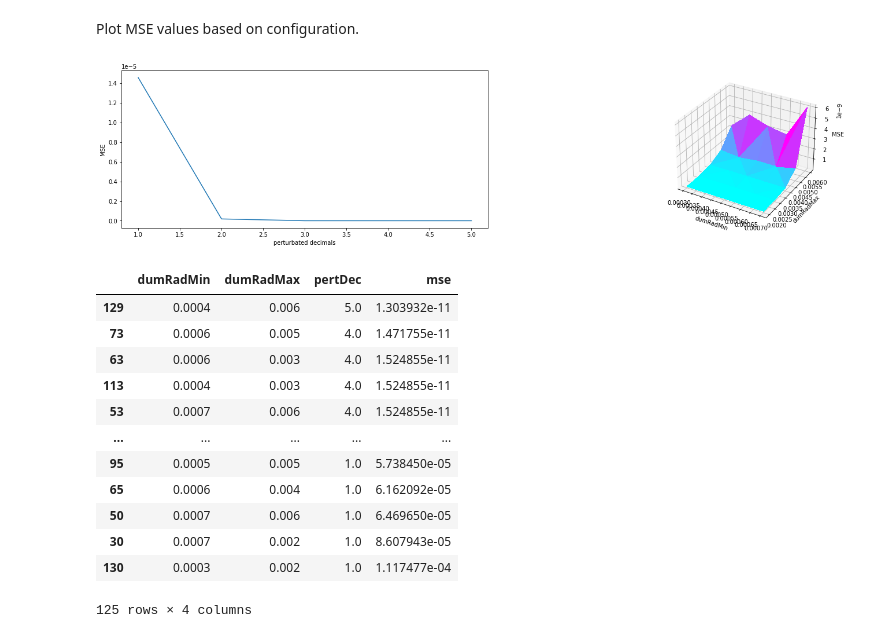
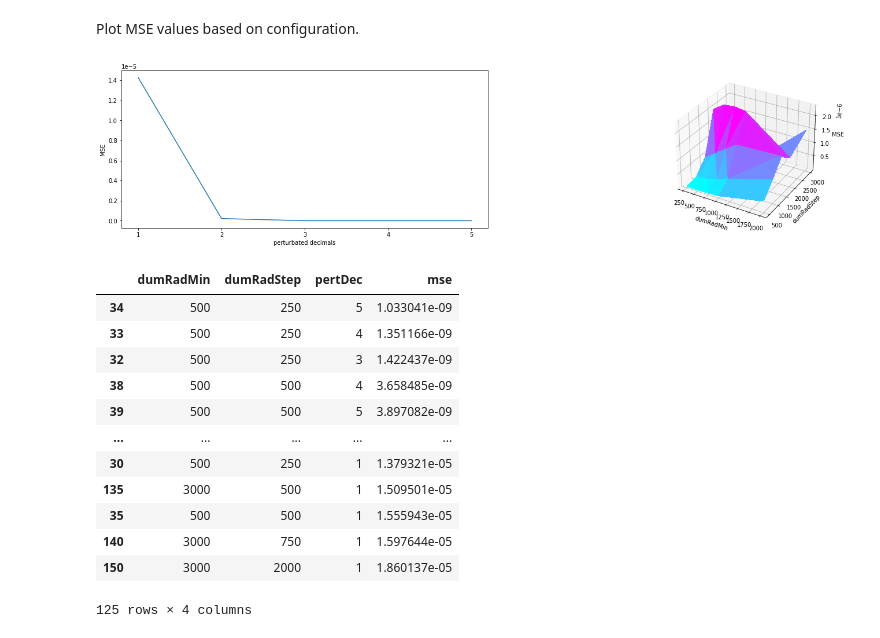
Before and after one commit to burububbu/context-aware-analysis, a Jupyter notebook: privacy qos analysis/qos.ipynb, the cells around one changed output. Cells and saved outputs as stored; diff of their text form; code cells hidden in the pictures.

Commit message:
meters and step instead of radius and max

```diff
--- a/privacy qos analysis/qos.ipynb
+++ b/privacy qos analysis/qos.ipynb
@@ -32,16 +32,16 @@ if df is None:
     session = Session()
 
     perturbatorDecimals = [1, 2, 3, 4, 5]
-    dummyUpdatesRadiusMin = [0.0007, 0.0006, 0.0005, 0.0004, 0.0003]
-    dummyUpdatesRadiusMax = [0.002, 0.003, 0.004, 0.005, 0.006]
+    dummyUpdatesRadiusMin = [500, 1000, 1500, 2000, 3000]
+    dummyUpdatesRadiusStep = [250, 500, 750, 1000, 2000]
 
-    def create_query(table_prefix_dum_rad_min_dum_rad_max_pert_dec: list[tuple[str, str, str, str]]):
-        '''List of tuples composed by (tableName, minRadius, maxRadius, perturbationDecimals).
+    def create_query(table_prefix_dum_rad_min_dum_rad_step_pert_dec: list[tuple[str, str, str, str]]):
+        '''List of tuples composed by (tableName, minRadius, stepRadius, perturbationDecimals).
         Missing values must be -1.'''
-        tables_prefix = [table_prefix for table_prefix, _, _, _ in table_prefix_dum_rad_min_dum_rad_max_pert_dec]
-        configurations = [(dum_rad_min, dum_rad_max, pert_dec)
-                          for(_, dum_rad_min, dum_rad_max, pert_dec) in
-                          table_prefix_dum_rad_min_dum_rad_max_pert_dec]
+        tables_prefix = [table_prefix for table_prefix, _, _, _ in table_prefix_dum_rad_min_dum_rad_step_pert_dec]
+        configurations = [(dum_rad_min, dum_rad_step, pert_dec)
+                          for(_, dum_rad_min, dum_rad_step, pert_dec) in
+                          table_prefix_dum_rad_min_dum_rad_step_pert_dec]
         # WITH part: buffers and real average for each real location
         base_with = f'''WITH
           buff AS (
@@ -69,20 +69,20 @@ if df is None:
                 '{dum_rad_min!='-1'}' AS "dummyLocation"
                 , '{pert_dec!='-1'}' as "gpsPerturbated"
                 , '{dum_rad_min}' as "dumRadMin"
-                , '{dum_rad_max}' as "dumRadMax"
+                , '{dum_rad_step}' as "dumRadStep"
                 , '{pert_dec}' as "pertDec"
                 , AVG(POWER(COALESCE(r.avg - f.avg, r.avg), 2)) as MSE
                 FROM real_avgs r LEFT JOIN fake_{i} f ON r.loc = f.loc'''
-            for i, (dum_rad_min, dum_rad_max, pert_dec) in enumerate(configurations)])
+            for i, (dum_rad_min, dum_rad_step, pert_dec) in enumerate(configurations)])
 
         return base_with + ',' + other_with + select
 
     pert_params = [(f'perturbated{dec}', '-1', '-1', dec) for dec in perturbatorDecimals]
-    dummy_params = [(f"dummy{str(min).replace('.', '')}_{str(max).replace('.', '')}", min, max, '-1') for min,
-                    max in product(dummyUpdatesRadiusMin, dummyUpdatesRadiusMax)]
+    dummy_params = [(f"dummy{str(min).replace('.', '')}_{str(step).replace('.', '')}", min, step, '-1') for min,
+                    step in product(dummyUpdatesRadiusMin, dummyUpdatesRadiusStep)]
     dummy_pert_params = [
-        (f"dummy_pert{str(min).replace('.', '')}_{str(max).replace('.', '')}_{dec}", min, max, dec) for min, max,
-        dec in product(dummyUpdatesRadiusMin, dummyUpdatesRadiusMax, perturbatorDecimals)]
+        (f"dummy_pert{str(min).replace('.', '')}_{str(step).replace('.', '')}_{dec}", min, step, dec) for min, step,
+        dec in product(dummyUpdatesRadiusMin, dummyUpdatesRadiusStep, perturbatorDecimals)]
 
     query = create_query([*pert_params, *dummy_params, *dummy_pert_params])
     res = session.execute(text(query))
@@ -94,7 +94,7 @@ Lastly, save the dataframe in CSV and show it.
 # %%
 if df is None:
   df = pd.DataFrame(res.fetchall(), columns=res.keys())
-df = df.replace({'dumRadMin': -1, 'dumRadMax': -1, 'pertDec': -1}, np.NaN)
+df = df.replace({'dumRadMin': -1, 'dumRadStep': -1, 'pertDec': -1}, np.NaN)
 # Pandas does not recognize 'True' and 'False' as booleans
 df = df.replace({'True': True, 'False': False})
 
@@ -102,5 +102,5 @@ if not os.path.exists('csvs'):
     os.makedirs('csvs')
 
 df.to_csv(CSV_NAME)
-df.sort_values(['dummyLocation', 'gpsPerturbated', 'dumRadMin', 'dumRadMax', 'pertDec'])
+df.sort_values(['dummyLocation', 'gpsPerturbated', 'dumRadMin', 'dumRadStep', 'pertDec'])
 # %% [output]
@@ -123,48 +123,48 @@ Plot MSE values based on configuration.
 %matplotlib inline
 plt.rcParams['figure.figsize'] = [25, 5]
 
 fig = plt.figure()
 
 # First subplot
 ax = fig.add_subplot(1, 2, 1)
 
 pertOnly = df[(df['gpsPerturbated'] == True) & (df['dummyLocation'] == False)][['pertDec', 'mse']].sort_values('pertDec')
-dummyOnly = df[(df['gpsPerturbated'] == False) & (df['dummyLocation'] == True)][['dumRadMin', 'dumRadMax', 'mse']].sort_values(['dumRadMin', 'dumRadMax'])
+dummyOnly = df[(df['gpsPerturbated'] == False) & (df['dummyLocation'] == True)][['dumRadMin', 'dumRadStep', 'mse']].sort_values(['dumRadMin', 'dumRadStep'])
 
 ax.plot(pertOnly['pertDec'], pertOnly['mse'])
 ax.set_xlabel('perturbated decimals')
 ax.set_ylabel('MSE')
 
 # Second subplot
 ax = fig.add_subplot(1, 2, 2, projection='3d')
 
 ax.plot_trisurf(
+    dummyOnly['dumRadStep'],
     dummyOnly['dumRadMin'],
-    dummyOnly['dumRadMax'],
     dummyOnly['mse'],
     cmap=plt.get_cmap('cool'),
     edgecolor='grey',
     linewidth=0, antialiased=False)
+ax.set_ylabel('dumRadStep')
 ax.set_xlabel('dumRadMin')
-ax.set_ylabel('dumRadMax')
 ax.set_zlabel('MSE')
 plt.show()
 
 # pd.set_option("max_row", len(df[(df['gpsPerturbated'] == True) & (df['dummyLocation'] == True)]))
 # pd.reset_option('max_row')
-df[(df['gpsPerturbated'] == True) & (df['dummyLocation'] == True)][['dumRadMin','dumRadMax','pertDec','mse']].sort_values('mse')
+df[(df['gpsPerturbated'] == True) & (df['dummyLocation'] == True)][['dumRadMin','dumRadStep','pertDec','mse']].sort_values('mse')
 # %% [output]
-[figure, old version]
+[figure, new version]
-|  | dumRadMin | dumRadMax | pertDec | mse |
-| 129 | 0.0004 | 0.006 | 5.0 | 1.303932e-11 |
-| 73 | 0.0006 | 0.005 | 4.0 | 1.471755e-11 |
-| 63 | 0.0006 | 0.003 | 4.0 | 1.524855e-11 |
-| 113 | 0.0004 | 0.003 | 4.0 | 1.524855e-11 |
-| 53 | 0.0007 | 0.006 | 4.0 | 1.524855e-11 |
+|  | dumRadMin | dumRadStep | pertDec | mse |
+| 34 | 500 | 250 | 5 | 1.033041e-09 |
+| 33 | 500 | 250 | 4 | 1.351166e-09 |
+| 32 | 500 | 250 | 3 | 1.422437e-09 |
+| 38 | 500 | 500 | 4 | 3.658485e-09 |
+| 39 | 500 | 500 | 5 | 3.897082e-09 |
 | ... | ... | ... | ... | ... |
-| 95 | 0.0005 | 0.005 | 1.0 | 5.738450e-05 |
-| 65 | 0.0006 | 0.004 | 1.0 | 6.162092e-05 |
-| 50 | 0.0007 | 0.006 | 1.0 | 6.469650e-05 |
-| 30 | 0.0007 | 0.002 | 1.0 | 8.607943e-05 |
-| 130 | 0.0003 | 0.002 | 1.0 | 1.117477e-04 |
+| 30 | 500 | 250 | 1 | 1.379321e-05 |
+| 135 | 3000 | 500 | 1 | 1.509501e-05 |
+| 35 | 500 | 500 | 1 | 1.555943e-05 |
+| 140 | 3000 | 750 | 1 | 1.597644e-05 |
+| 150 | 3000 | 2000 | 1 | 1.860137e-05 |
 125 rows × 4 columns
```
Also changed, not shown: parts of 1 cell of this notebook, 3 other files.
